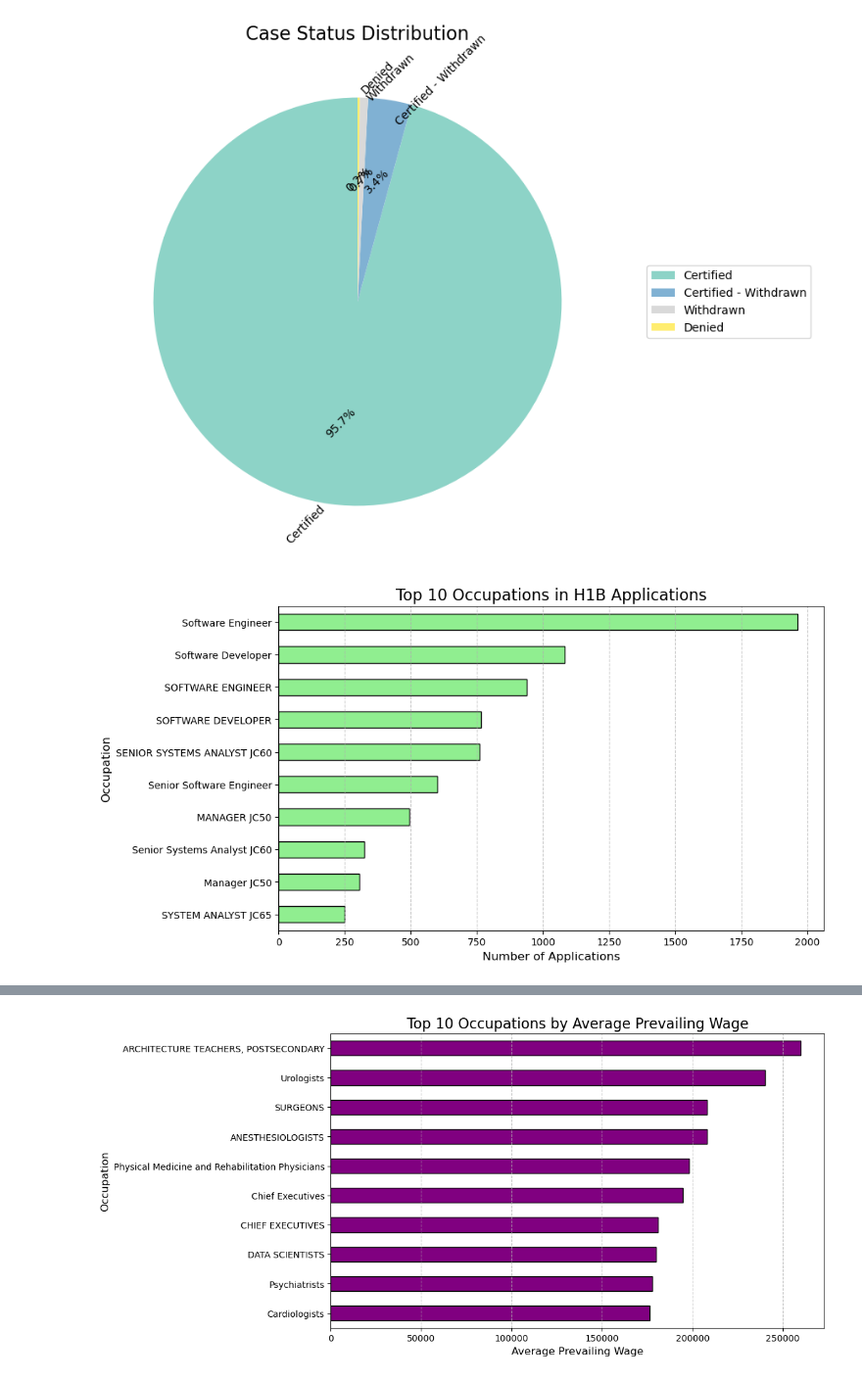
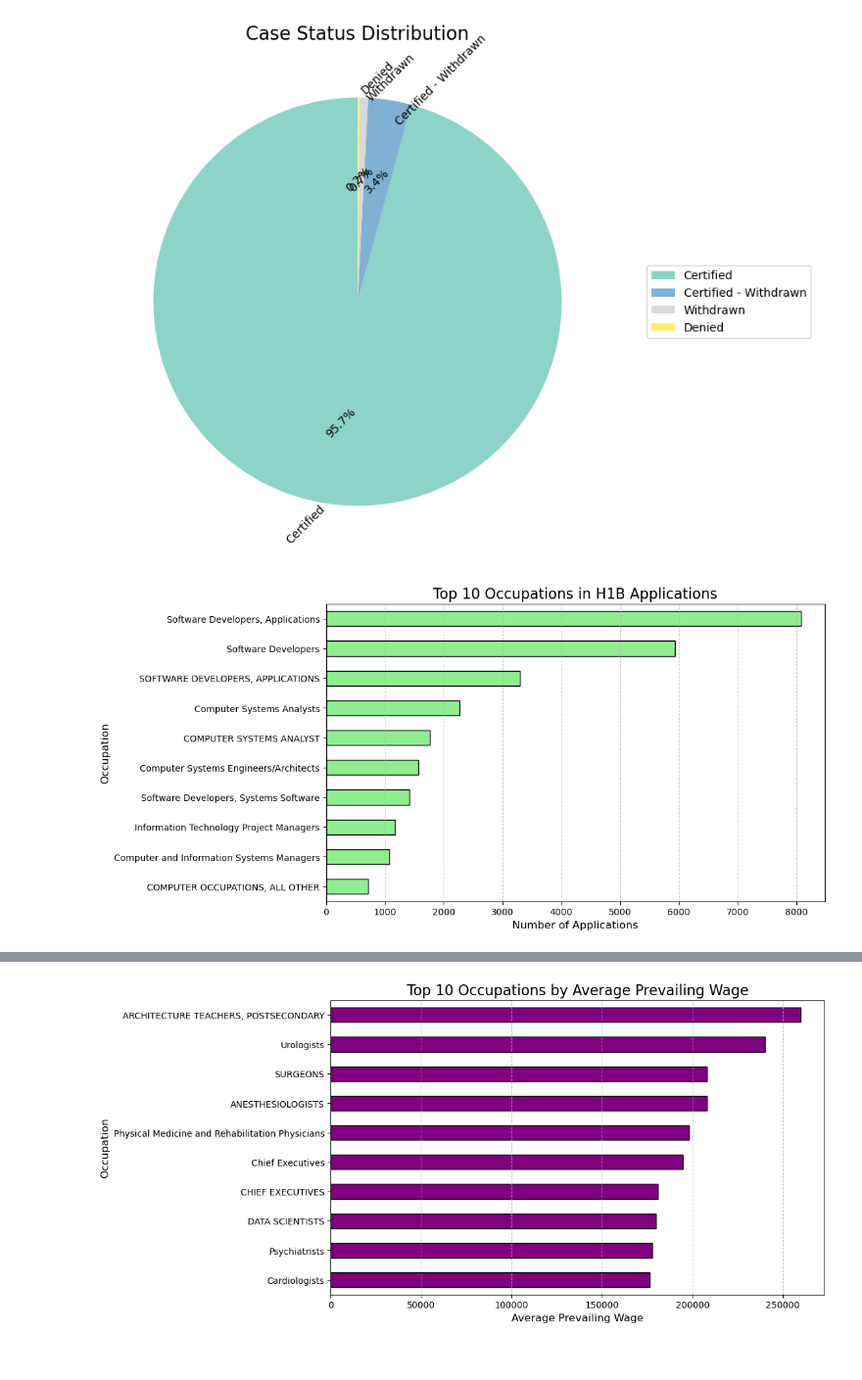
Before and after one commit to chm011/Capstone, a Jupyter notebook: 01_Data_Exploration.ipynb, the cells around one changed output, grey strips where cells are left out. Shown at 98% size. Saved outputs shown, nothing was run; the diff lists cells and outputs as text; code cells hidden in the pictures.

```diff
--- a/01_Data_Exploration.ipynb
+++ b/01_Data_Exploration.ipynb
@@ -126,15 +127,15 @@ plt.show()
 [figure]
 # %%
 # Top occupations in the dataset
-top_occupations = df['JOB_TITLE'].value_counts().head(10)
+top_occupations = df['SOC_TITLE'].value_counts().head(10)
 
 plt.figure(figsize=(10, 6))
 top_occupations.plot(kind='barh', color='lightgreen', edgecolor='black')
 plt.title('Top 10 Occupations in H1B Applications', fontsize=16)
 plt.xlabel('Number of Applications', fontsize=12)
 plt.ylabel('Occupation', fontsize=12)
 plt.gca().invert_yaxis()
 plt.grid(axis='x', linestyle='--', alpha=0.7)
 plt.show()
 # %% [output]
-[figure, old version]
+[figure, new version]
```
Also changed, not shown: parts of 13 cells of this notebook.
